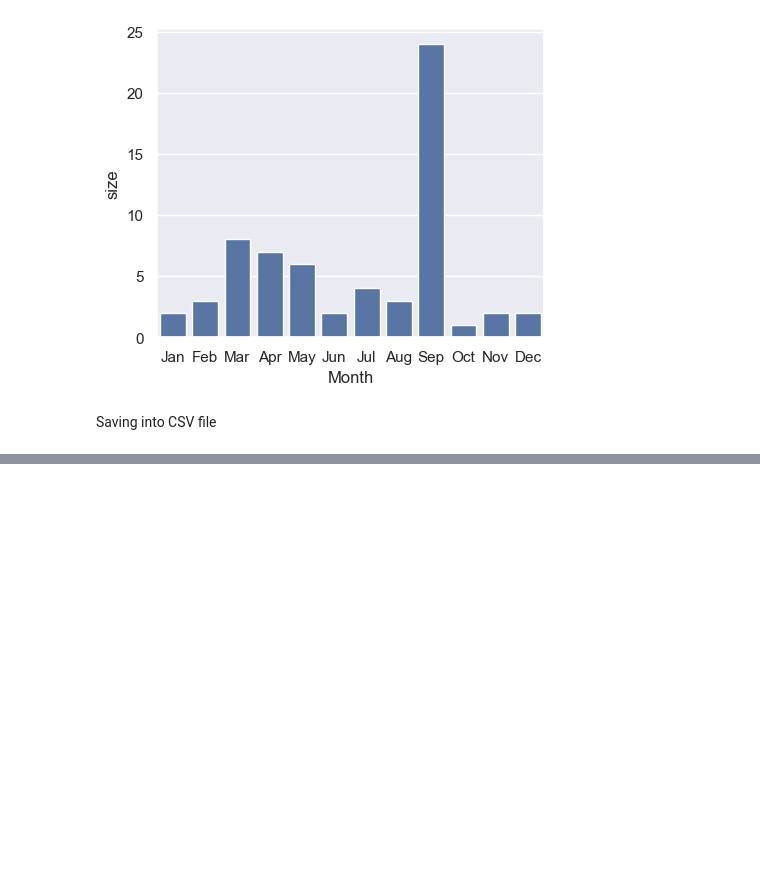
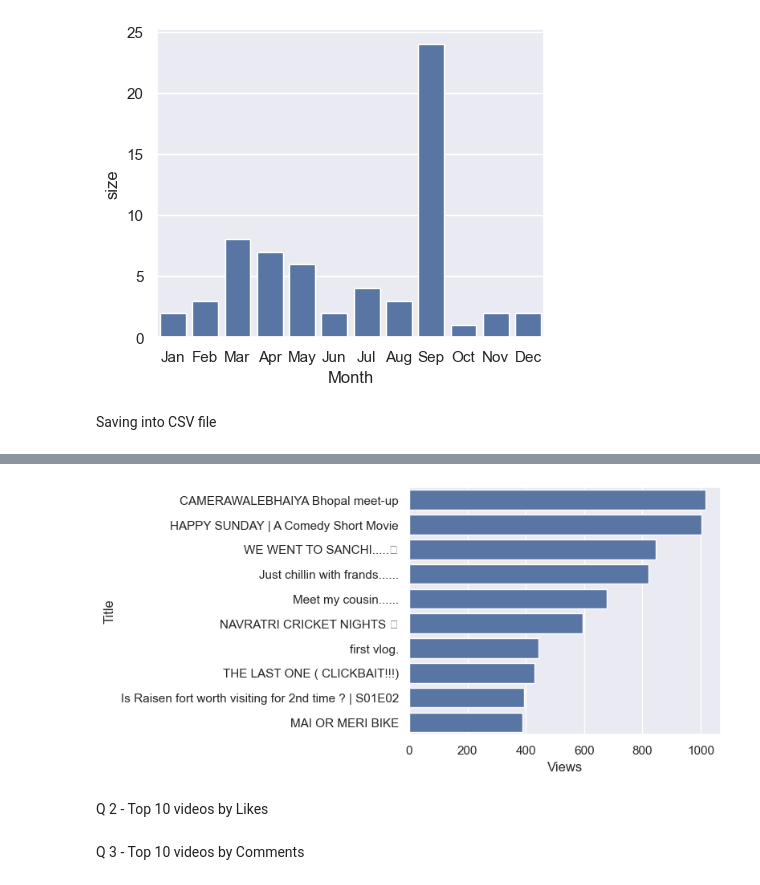
Before and after one commit to Devendra-pawar/My_projects, a Jupyter notebook: 1-End to End/1_Youtube Analysis/YT_analysis_Code - Copy.ipynb, the cells around one changed output, grey strips where cells are left out. Saved outputs shown, nothing was run; the diff lists cells and outputs as text; code cells hidden in the pictures; blank space fills up the shorter version.

```diff
--- a/1-End to End/1_Youtube Analysis/YT_analysis_Code - Copy.ipynb
+++ b/1-End to End/1_Youtube Analysis/YT_analysis_Code - Copy.ipynb
@@ -400,0 +474,31 @@ video_data.to_csv('Video_details(Akarsh Saxena).csv')
+# %%
+# to extract details of each of the videos
+def get_video_details(youtube, video_ids):
+
+    all_video_stats = []
+    for i in range(0,len(video_ids),50):
+        request = youtube.videos().list(
+                        part = 'snippet, statistics',
+                        id = ','.join(video_ids[i:i+50])
+                        )
+        response = request.execute()
+
+        for video in response['items']:
+                video_stats = dict(Title = video['snippet']['title'],
+                                    Published_date = video['snippet']["publishedAt"],
+                                    Views = video['statistics']["viewCount"],
+                                    # Likes = video['statistics']["likeCount"],
+                                    # Comments = video['statistics']["commentCount"]
+                                    )
+                all_video_stats.append(video_stats)
+
+
+    return all_video_stats
+    # return response         # for json formatter
+
+
+video_details = get_video_details(youtube, video_ids)
+# video_details             # uncomment this
+# %%
+video_data = pd.DataFrame(video_details)
+video_data
@@ -400,0 +519,6 @@ video_data.to_csv('Video_details(Akarsh Saxena).csv')
+# %%
+
+video_data['Published_date'] = pd.to_datetime(video_data['Published_date']).dt.date
+video_data['Views'] = pd.to_numeric(video_data['Views'])
+# video_data['Likes'] = pd.to_numeric(video_data['Likes'])
+# video_data['Comments'] = pd.to_numeric(video_data['Comments'])
@@ -400,0 +527,3 @@ video_data.to_csv('Video_details(Akarsh Saxena).csv')
+# %%
+top10_videos = video_data.sort_values(by='Views',ascending = False).head(10)
+top10_videos
@@ -400,0 +542,6 @@ video_data.to_csv('Video_details(Akarsh Saxena).csv')
+# %%
+ax1 = sns.barplot(x= "Views",y="Title",data = top10_videos)
+# %% [output]
+[figure, added]
+# %% [markdown]
+Q 2 - Top 10 videos by Likes
@@ -400,0 +553,2 @@ video_data.to_csv('Video_details(Akarsh Saxena).csv')
+# %% [markdown]
+Q 3 - Top 10 videos by Comments
```
Also changed, not shown: parts of 42 cells of this notebook, 1 other file.
